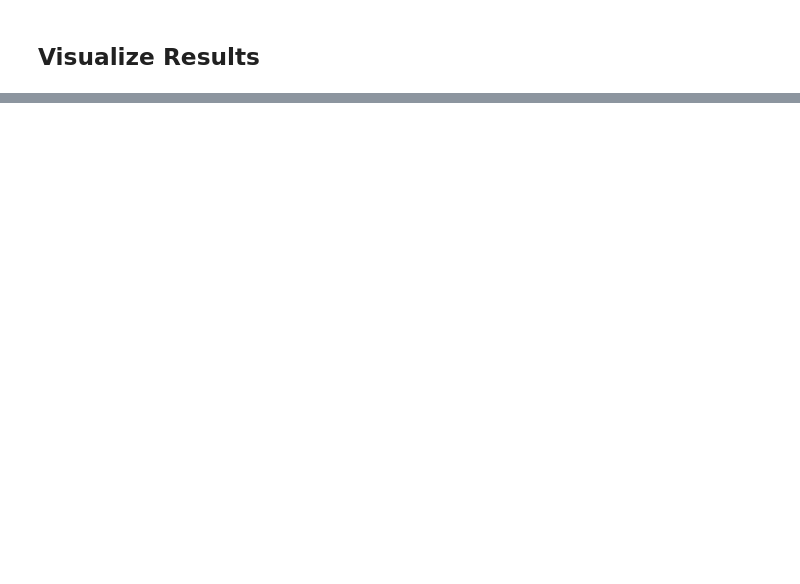
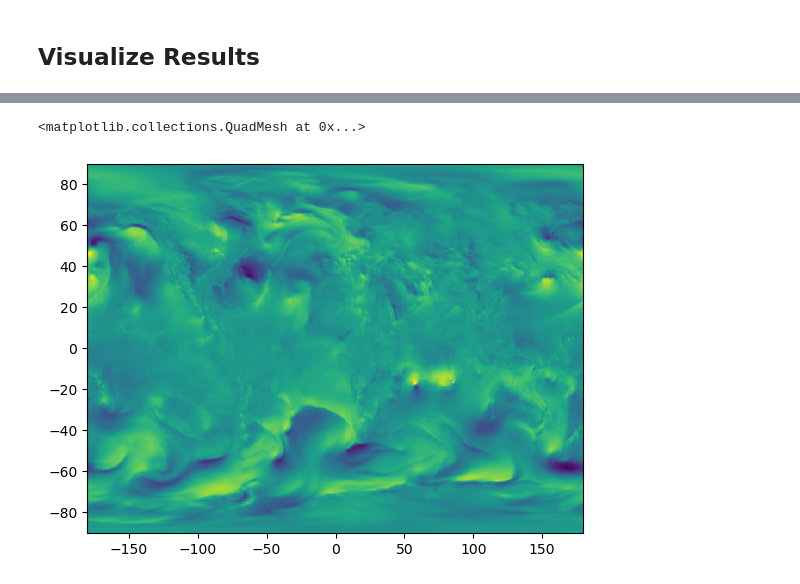
Before and after one commit to simonpf/prithvi_precip, a Jupyter notebook: notebooks/prithvi_tc/prithvi_tc_inference.ipynb, the cells around one changed output, grey strips where cells are left out. Saved outputs shown, nothing was run; the diff lists cells and outputs as text; code cells hidden in the pictures; blank space fills up the shorter version.

```diff
--- a/notebooks/prithvi_tc/prithvi_tc_inference.ipynb
+++ b/notebooks/prithvi_tc/prithvi_tc_inference.ipynb
@@ -93,0 +155,7 @@ result_files
+# %%
+plt.pcolormesh(results.longitude, results.latitude, results.u10[3])
+#plt.xlim(-110, -60)
+#plt.ylim(10, 50)
+# %% [output]
+<matplotlib.collections.QuadMesh at 0x...>
+[figure, added]
```
Also changed, not shown: parts of 29 cells of this notebook, 5 other files.
